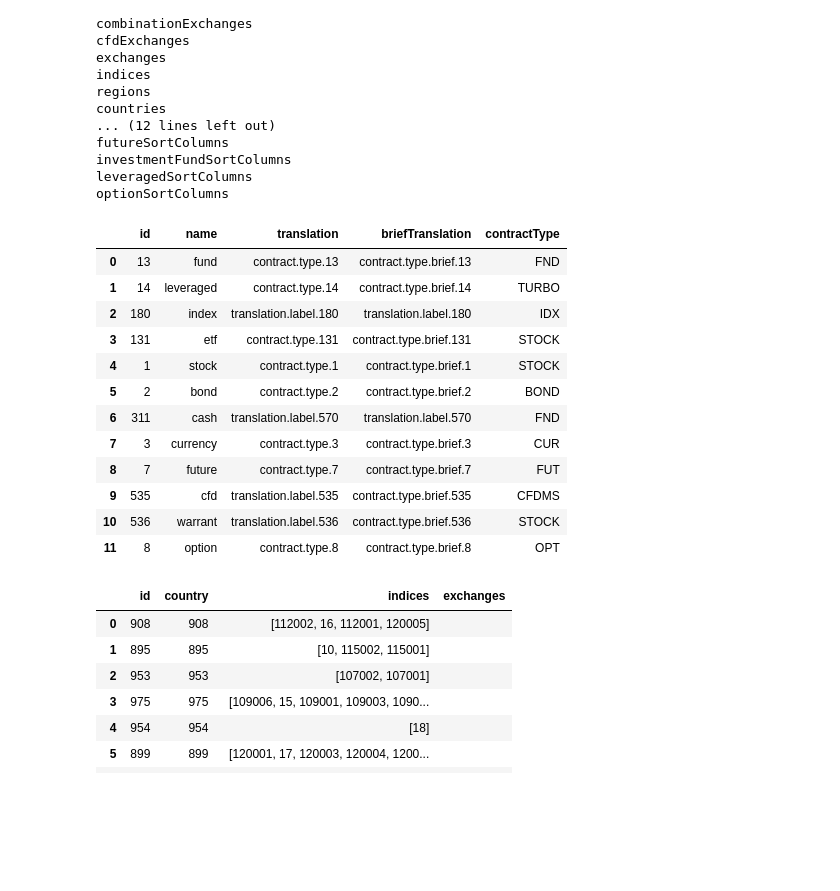
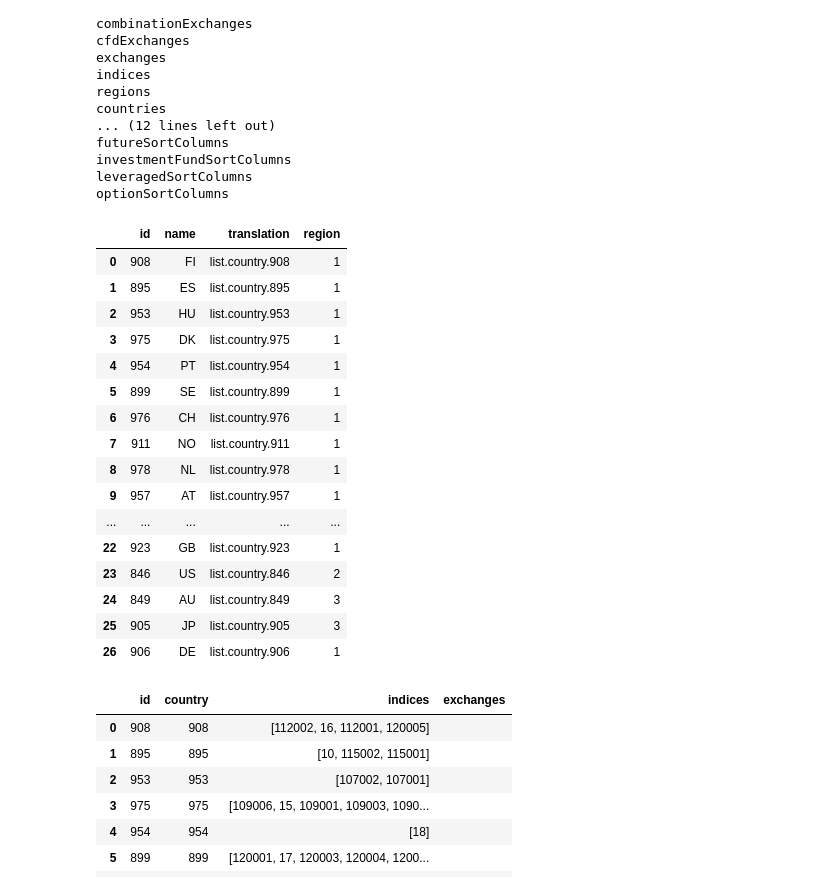
Before and after one commit to alexleethinker/Trading, a Jupyter notebook: notebooks/degiro/degiro.ipynb, the cells around one changed output. Cells and saved outputs as stored; diff of their text form; code cells hidden in the pictures; blank space fills up the shorter version.

```diff
--- a/notebooks/degiro/degiro.ipynb
+++ b/notebooks/degiro/degiro.ipynb
@@ -127,21 +117,25 @@ investmentFundSortColumns
 leveragedSortColumns
 optionSortColumns
 # %%
-pd.DataFrame(exchanges['productTypes']).fillna('')
+pd.DataFrame(exchanges['countries']).fillna('')
 # %% [output]
-|  | id | name | translation | briefTranslation | contractType |
-| 0 | 13 | fund | contract.type.13 | contract.type.brief.13 | FND |
-| 1 | 14 | leveraged | contract.type.14 | contract.type.brief.14 | TURBO |
-| 2 | 180 | index | translation.label.180 | translation.label.180 | IDX |
-| 3 | 131 | etf | contract.type.131 | contract.type.brief.131 | STOCK |
-| 4 | 1 | stock | contract.type.1 | contract.type.brief.1 | STOCK |
-| 5 | 2 | bond | contract.type.2 | contract.type.brief.2 | BOND |
-| 6 | 311 | cash | translation.label.570 | translation.label.570 | FND |
-| 7 | 3 | currency | contract.type.3 | contract.type.brief.3 | CUR |
-| 8 | 7 | future | contract.type.7 | contract.type.brief.7 | FUT |
-| 9 | 535 | cfd | translation.label.535 | contract.type.brief.535 | CFDMS |
-| 10 | 536 | warrant | translation.label.536 | contract.type.brief.536 | STOCK |
-| 11 | 8 | option | contract.type.8 | contract.type.brief.8 | OPT |
+|  | id | name | translation | region |
+| 0 | 908 | FI | list.country.908 | 1 |
+| 1 | 895 | ES | list.country.895 | 1 |
+| 2 | 953 | HU | list.country.953 | 1 |
+| 3 | 975 | DK | list.country.975 | 1 |
+| 4 | 954 | PT | list.country.954 | 1 |
+| 5 | 899 | SE | list.country.899 | 1 |
+| 6 | 976 | CH | list.country.976 | 1 |
+| 7 | 911 | NO | list.country.911 | 1 |
+| 8 | 978 | NL | list.country.978 | 1 |
+| 9 | 957 | AT | list.country.957 | 1 |
+| ... | ... | ... | ... | ... |
+| 22 | 923 | GB | list.country.923 | 1 |
+| 23 | 846 | US | list.country.846 | 2 |
+| 24 | 849 | AU | list.country.849 | 3 |
+| 25 | 905 | JP | list.country.905 | 3 |
+| 26 | 906 | DE | list.country.906 | 1 |
 # %%
 pd.DataFrame(exchanges['stockCountries']).explode('exchanges').fillna('')
 # %% [output]
```
Also changed, not shown: parts of 4 cells of this notebook, 17 other files.
